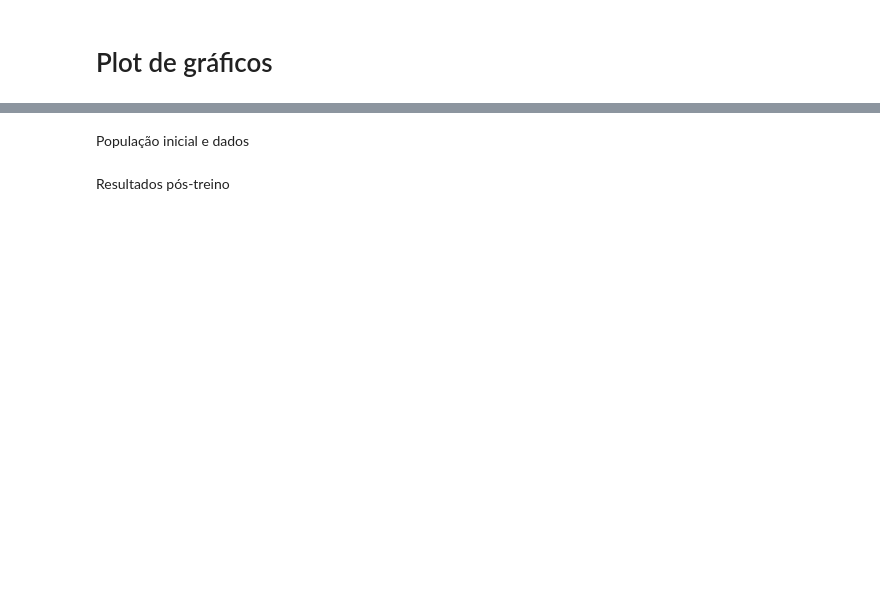
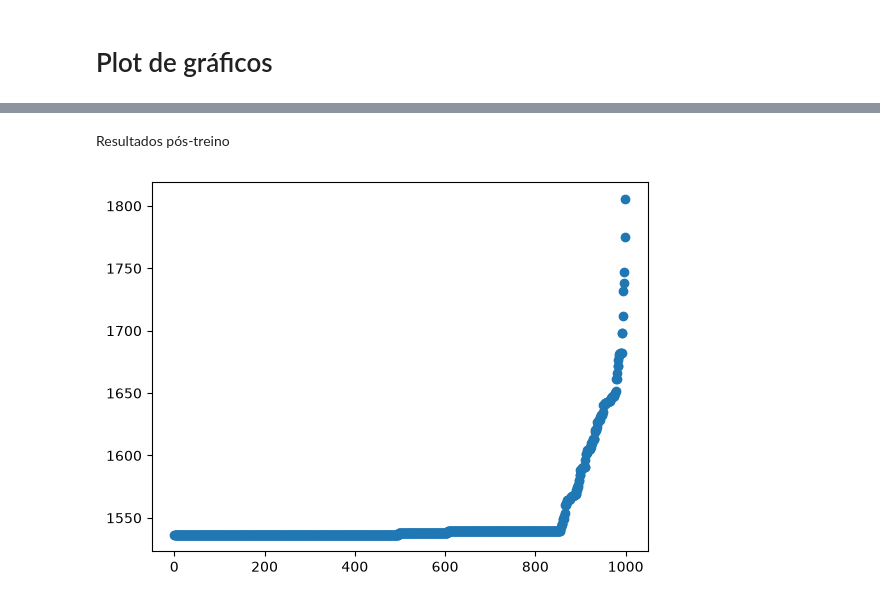
Before and after one commit to Marquinhoszin/AIFromScratch, a Jupyter notebook: 1_genetic_algorithm/python⁄jupyter/base_tsp.ipynb, the cells around one changed output, grey strips where cells are left out. Cells and saved outputs as stored; diff of their text form; code cells hidden in the pictures; blank space fills up the shorter version.

```diff
--- a/1_genetic_algorithm/python⁄jupyter/base_tsp.ipynb
+++ b/1_genetic_algorithm/python⁄jupyter/base_tsp.ipynb
@@ -201,7 +201,7 @@ def plot_population_comparison(population, data_x, data_y):
 # %%
 ps = 1000
 ep = 500
-mp = .1
+mp = .01
 sr = .2
 n = 2
 # %%
@@ -258,2 +238,0 @@ ValueError: x and y must be the same size
-# %% [markdown]
-População inicial e dados
@@ -267,0 +241,4 @@ plot_single_comparison(x, y, best_result[0])
+# %%
+plot_data(range(0,ps), lgr)
+# %% [output]
+[figure, added]
```
Also changed, not shown: parts of 15 cells of this notebook, 2 other files.
